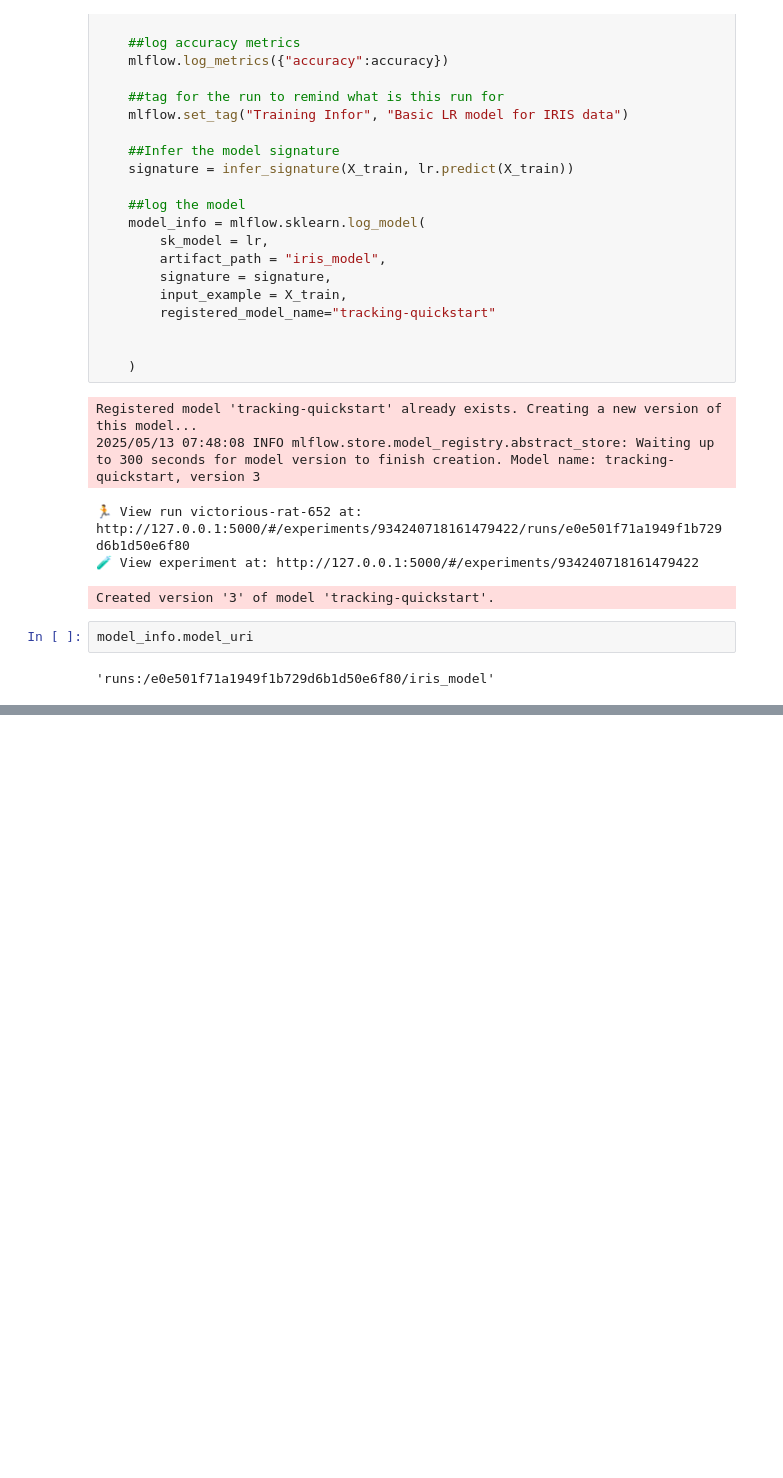
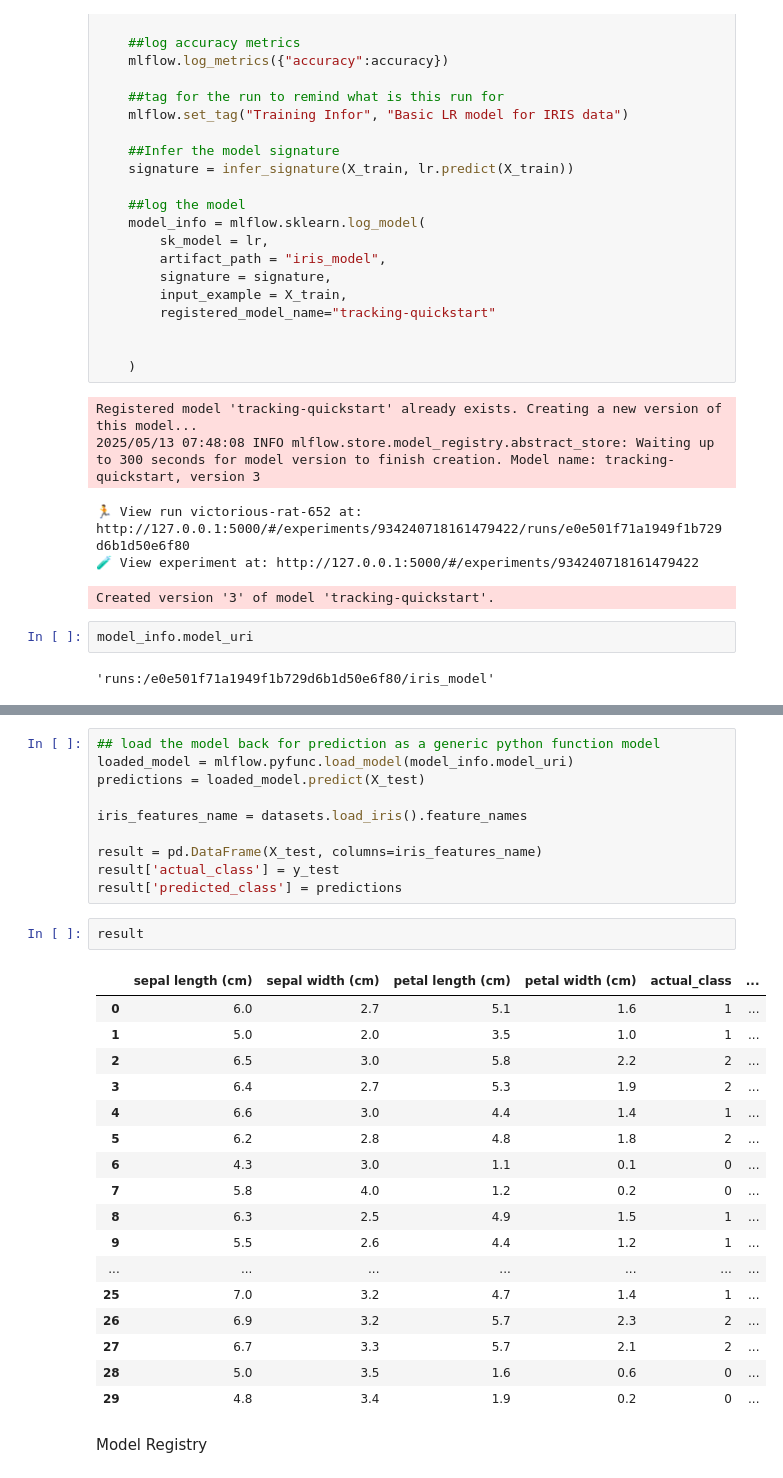
Before and after one commit to PraneethChandG/Projects, a Jupyter notebook: MLFlowProjects/gettingStarted.ipynb, the cells around one changed output, grey strips where cells are left out. Cells and saved outputs as stored; diff of their text form; blank space fills up the shorter version.

Commit message:
inferencing through specific model from model registry

```diff
--- a/MLFlowProjects/gettingStarted.ipynb
+++ b/MLFlowProjects/gettingStarted.ipynb
@@ -99,0 +108,32 @@ Exception: Unexpected env manager value 'venv'
+# %%
+## load the model back for prediction as a generic python function model
+loaded_model = mlflow.pyfunc.load_model(model_info.model_uri)
+predictions = loaded_model.predict(X_test)
+
+iris_features_name = datasets.load_iris().feature_names
+
+result = pd.DataFrame(X_test, columns=iris_features_name)
+result['actual_class'] = y_test
+result['predicted_class'] = predictions
+# %%
+result
+# %% [output]
+|  | sepal length (cm) | sepal width (cm) | petal length (cm) | petal width (cm) | actual_class | ... |
+| 0 | 6.0 | 2.7 | 5.1 | 1.6 | 1 | ... |
+| 1 | 5.0 | 2.0 | 3.5 | 1.0 | 1 | ... |
+| 2 | 6.5 | 3.0 | 5.8 | 2.2 | 2 | ... |
+| 3 | 6.4 | 2.7 | 5.3 | 1.9 | 2 | ... |
+| 4 | 6.6 | 3.0 | 4.4 | 1.4 | 1 | ... |
+| 5 | 6.2 | 2.8 | 4.8 | 1.8 | 2 | ... |
+| 6 | 4.3 | 3.0 | 1.1 | 0.1 | 0 | ... |
+| 7 | 5.8 | 4.0 | 1.2 | 0.2 | 0 | ... |
+| 8 | 6.3 | 2.5 | 4.9 | 1.5 | 1 | ... |
+| 9 | 5.5 | 2.6 | 4.4 | 1.2 | 1 | ... |
+| ... | ... | ... | ... | ... | ... | ... |
+| 25 | 7.0 | 3.2 | 4.7 | 1.4 | 1 | ... |
+| 26 | 6.9 | 3.2 | 5.7 | 2.3 | 2 | ... |
+| 27 | 6.7 | 3.3 | 5.7 | 2.1 | 2 | ... |
+| 28 | 5.0 | 3.5 | 1.6 | 0.6 | 0 | ... |
+| 29 | 4.8 | 3.4 | 1.9 | 0.2 | 0 | ... |
+# %% [markdown]
+Model Registry
```
Also changed, not shown: parts of 3 cells of this notebook, 22 other files.
